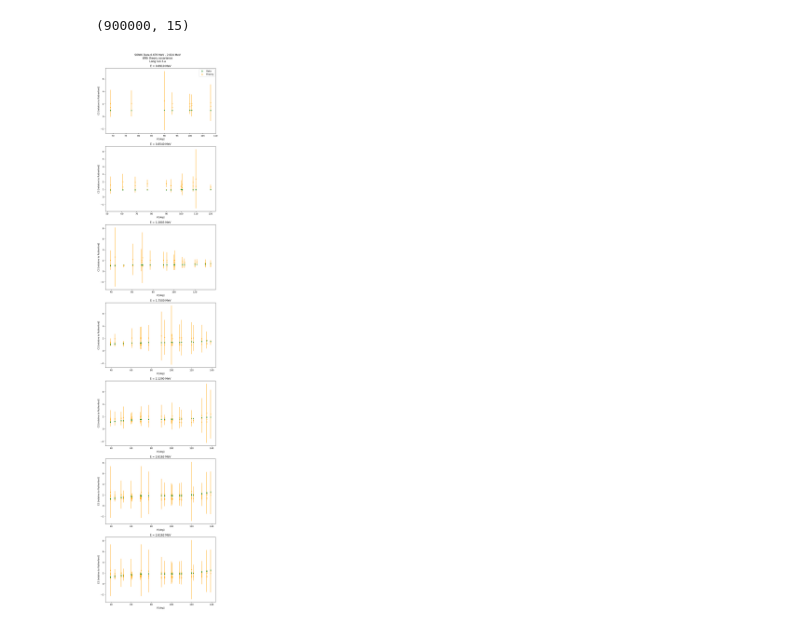
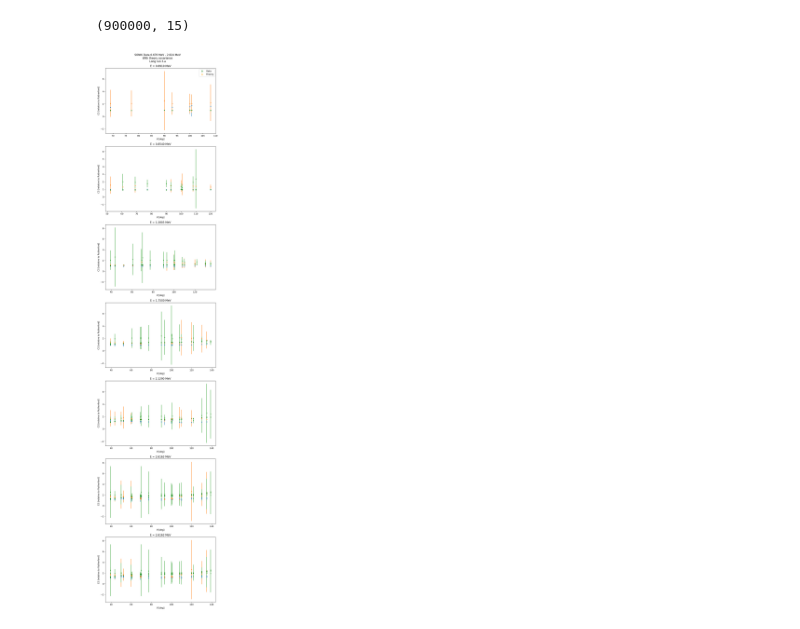
Before and after one commit to AndriusBurn/he3alpha-sampler, a Jupyter notebook: data_comparisson.ipynb, the cells around one changed output. Drawn from its saved outputs; the diff is of its cells as text; code cells hidden in the pictures.

```diff
--- a/data_comparisson.ipynb
+++ b/data_comparisson.ipynb
@@ -194,32 +194,32 @@ for selection in plot_numbers:
         if not labels_added:
             ax[selection].errorbar(tmp[:, 0], tmp[:, 2], yerr = tmp[:, 3], fmt = '.', color = 'green', label = 'Data')
             ax[selection].errorbar(tmp[:, 0], prediction[indices] * norms[norm_group[indices].astype(int)],
                                    yerr = np.sqrt(model.cov_matrix)[indices, indices], fmt = '.', color = 'orange', label = 'Theory')
             labels_added = True
         else:
             ax[selection].errorbar(tmp[:, 0], tmp[:, 2], yerr = tmp[:, 3], fmt = '.', color = 'green')
             ax[selection].errorbar(tmp[:, 0], prediction[indices] * norms[norm_group[indices].astype(int)],
-                                   yerr = np.sqrt(model.cov_matrix)[indices, indices], fmt = '.', color = 'orange')
+                                   yerr = np.sqrt(model.cov_matrix)[indices, indices], fmt = '.') #, color = 'orange')
 
 
     ax[selection].set_xlabel('$\\theta$ [deg]')
     ax[selection].set_ylabel('CS [relative to Rutherford]')
     ax[selection].set_title('E = {:.4f} MeV'.format(plotting_energy_pool[selection]))
 
 
 if E_max >= 2.6:
     for i in range(0, int(max(norm_group)) + 1):
         ax[i].set_xlabel('$\\theta$ [deg]')
         ax[i].set_ylabel('CS [relative to Rutherford]')
         ax[i].set_title('E = {:.4f} MeV'.format(plotting_energy_pool[i]))
 else:
     for i in range(0, int(max(norm_group))):
         ax[i].set_xlabel('$\\theta$ [deg]')
         ax[i].set_ylabel('CS [relative to Rutherford]')
         ax[i].set_title('E = {:.4f} MeV'.format(plotting_energy_pool[i]))
 
 ax[0].legend()
 plt.suptitle(titles[number], y = 0.995)
 plt.tight_layout()
 # %% [output]
-[figure, old version]
+[figure, new version]
```
Also changed, not shown: parts of 4 cells of this notebook.
